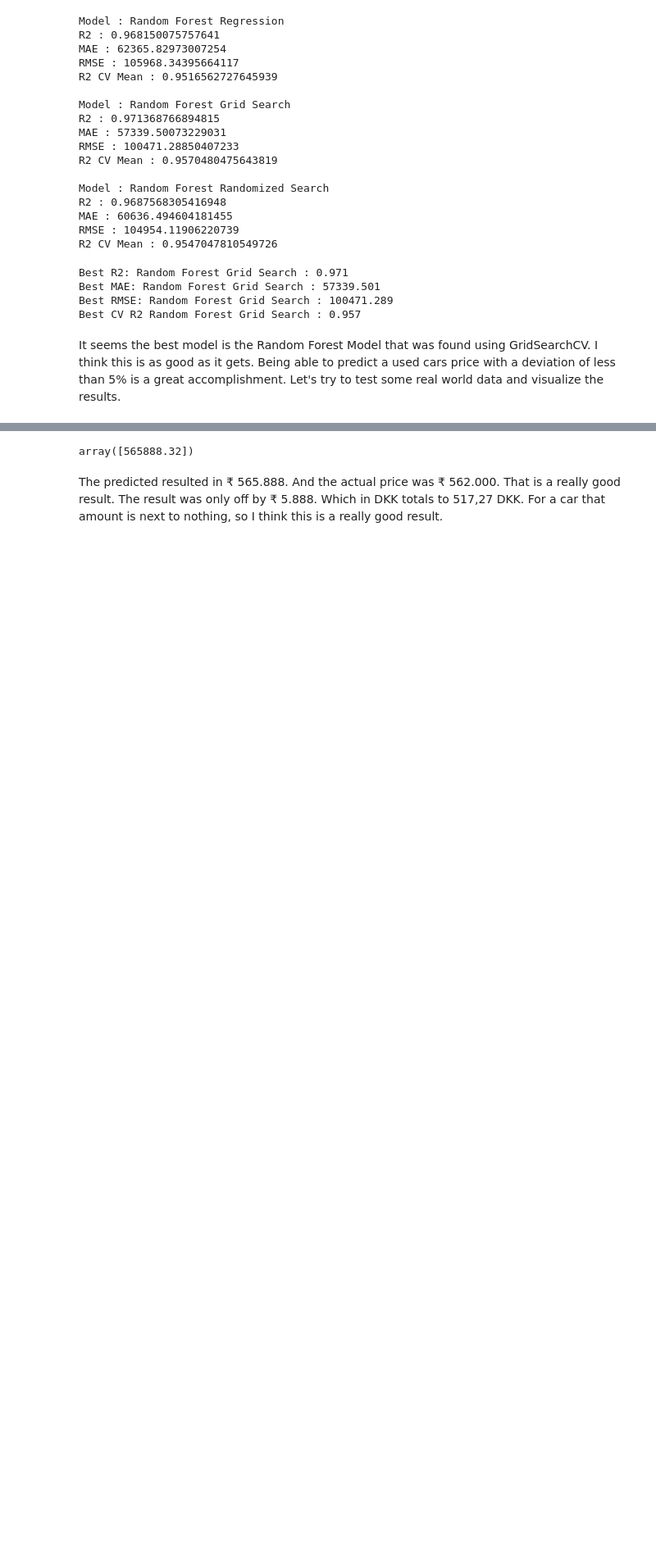
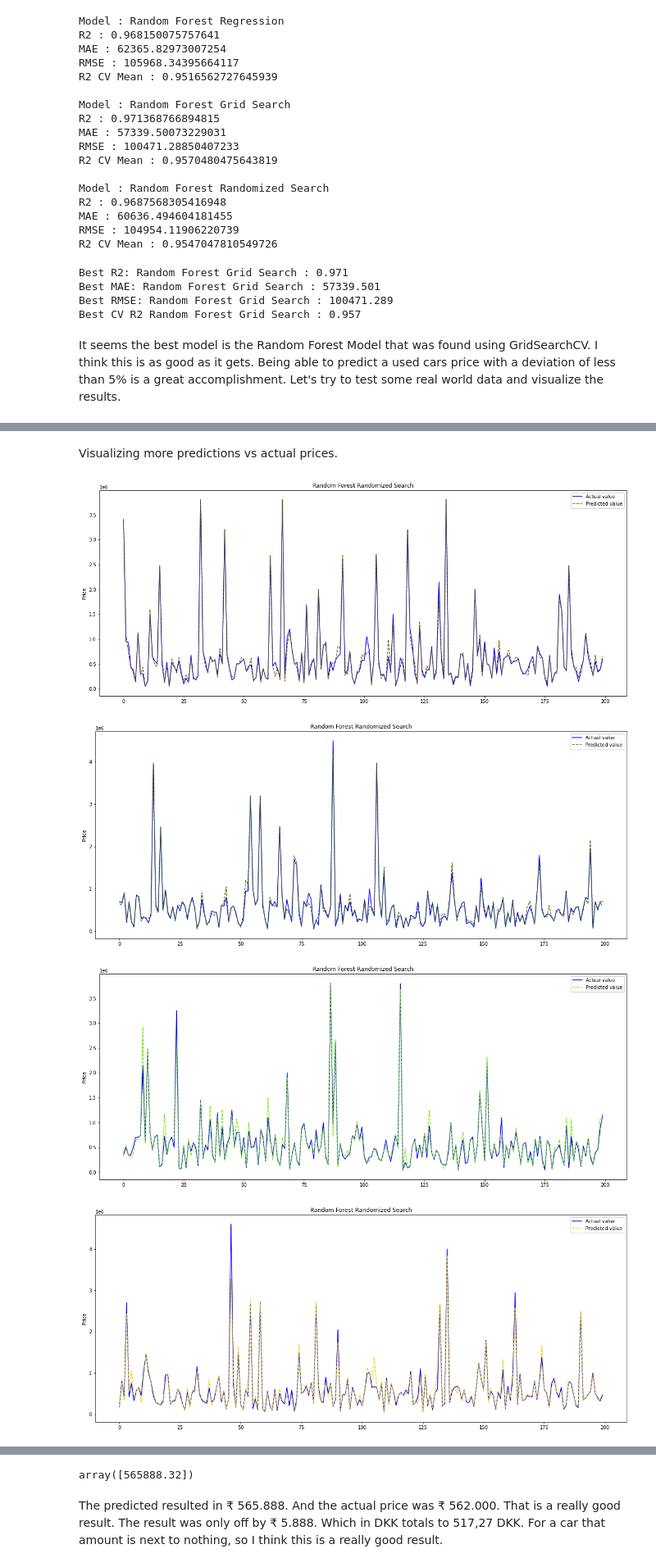
Before and after one commit to mnbuhl/used-car-price, a Jupyter notebook: selling_price/final_validation.ipynb, the cells around one changed output, grey strips where cells are left out. Shown at 82% size. Saved outputs shown, nothing was run; the diff lists cells and outputs as text; code cells hidden in the pictures; blank space fills up the shorter version.

```diff
--- a/selling_price/final_validation.ipynb
+++ b/selling_price/final_validation.ipynb
@@ -120,11 +120,11 @@ from sklearn.model_selection import GridSearchCV
 
 # 11 features = no brand categorical features
 params = [
-    { "bootstrap": [True, False], 'n_estimators': [10, 50, 100, 200, 300], 'max_features': [11, 41] }
+    { "bootstrap": [True, False], 'n_estimators': [10, 50, 100, 200, 300], 'max_features': [11, 20, 41] }
 ]
 
 forest_reg = RandomForestRegressor(random_state=73)
 
-grid_search = GridSearchCV(forest_reg, params, cv=5, scoring='r2', return_train_score=True, verbose=2)
+grid_search = GridSearchCV(forest_reg, params, cv=5, scoring='r2', return_train_score=True, verbose=0)
 grid_search.fit(X_train, y_train)
 # %% [output]
@@ -206,6 +189,6 @@ params_distribs = {
 
 forest_reg = RandomForestRegressor(random_state=73)
 
-rnd_search = RandomizedSearchCV(forest_reg, params_distribs, cv=5, scoring='r2', n_iter=10, return_train_score=True, verbose=2, random_state=73)
+rnd_search = RandomizedSearchCV(forest_reg, params_distribs, cv=5, scoring='r2', n_iter=10, return_train_score=True, verbose=0, random_state=73)
 rnd_search.fit(X_train, y_train)
 # %% [output]
@@ -335,0 +301,10 @@ It seems the best model is the Random Forest Model that was found using GridSear
+# %% [markdown]
+Visualizing more predictions vs actual prices.
+# %%
+for i in range(4):
+    plot_results_graph('Random Forest Randomized Search', y_test, y_pred, (i * 250), i * 250 + 200)
+# %% [output]
+[figure, added]
+[figure, added]
+[figure, added]
+[figure, added]
```
Also changed, not shown: parts of 12 cells of this notebook.
